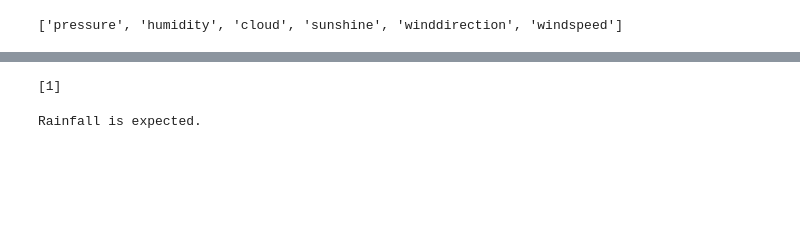
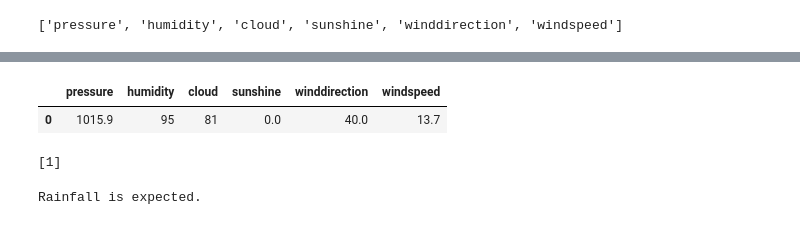
Before and after one commit to gargdivyansh1/MachineLearningProjects, a Jupyter notebook: Rain Fall Prediction/first.ipynb, the cells around one changed output, grey strips where cells are left out. Cells and saved outputs as stored; diff of their text form; code cells hidden in the pictures; blank space fills up the shorter version.

```diff
--- a/Rain Fall Prediction/first.ipynb
+++ b/Rain Fall Prediction/first.ipynb
@@ -443,6 +471,11 @@ RandomForestClassifier(max_depth=10, max_features='log2', min_samples_leaf=2,
 input_data = input_data = (1015.9, 95, 81, 0.0, 40.0, 13.7)
 
 input_df = pd.DataFrame([input_data], columns=features_names)
+# %%
+input_df
+# %% [output]
+|  | pressure | humidity | cloud | sunshine | winddirection | windspeed |
+| 0 | 1015.9 | 95 | 81 | 0.0 | 40.0 | 13.7 |
 # %%
 prediction = model.predict(input_df)
 # %%
```
Also changed, not shown: parts of 12 cells of this notebook, 1 other file.
